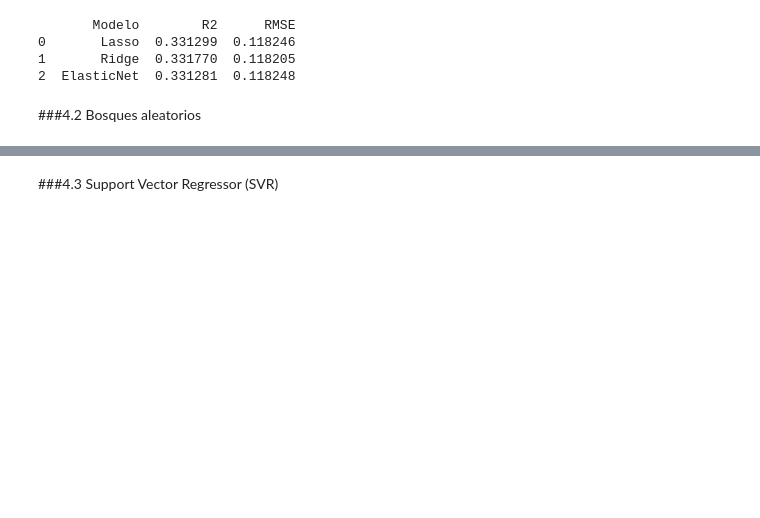
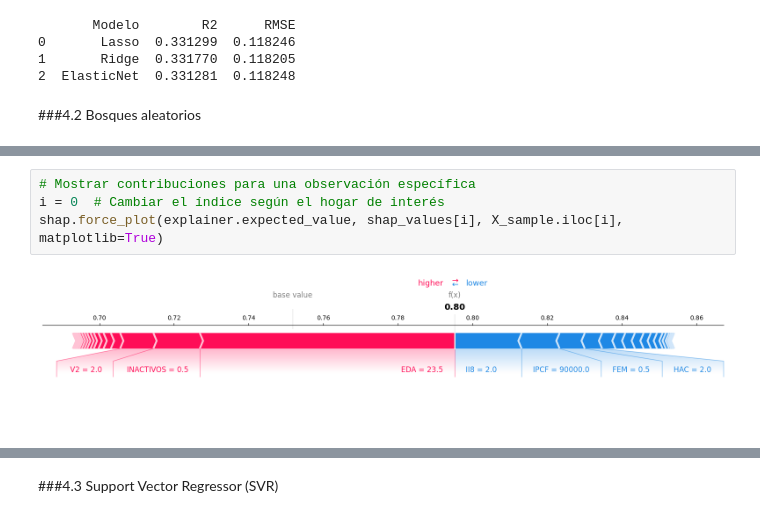
Before and after one commit to santiagoriverti/prediccion_nivel_educativo, a Jupyter notebook: scripts/prediccion_nivel_educativo.ipynb, the cells around one changed output, grey strips where cells are left out. Cells and saved outputs as stored; diff of their text form; blank space fills up the shorter version.

```diff
--- a/scripts/prediccion_nivel_educativo.ipynb
+++ b/scripts/prediccion_nivel_educativo.ipynb
@@ -541 +569,7 @@ Resultados incluyendo Random Forest:
+# %%
+# Mostrar contribuciones para una observación específica
+i = 0  # Cambiar el índice según el hogar de interés
+shap.force_plot(explainer.expected_value, shap_values[i], X_sample.iloc[i], matplotlib=True)
+# %% [output]
+[figure, added]
 # %%
```
Also changed, not shown: parts of 13 cells of this notebook.
